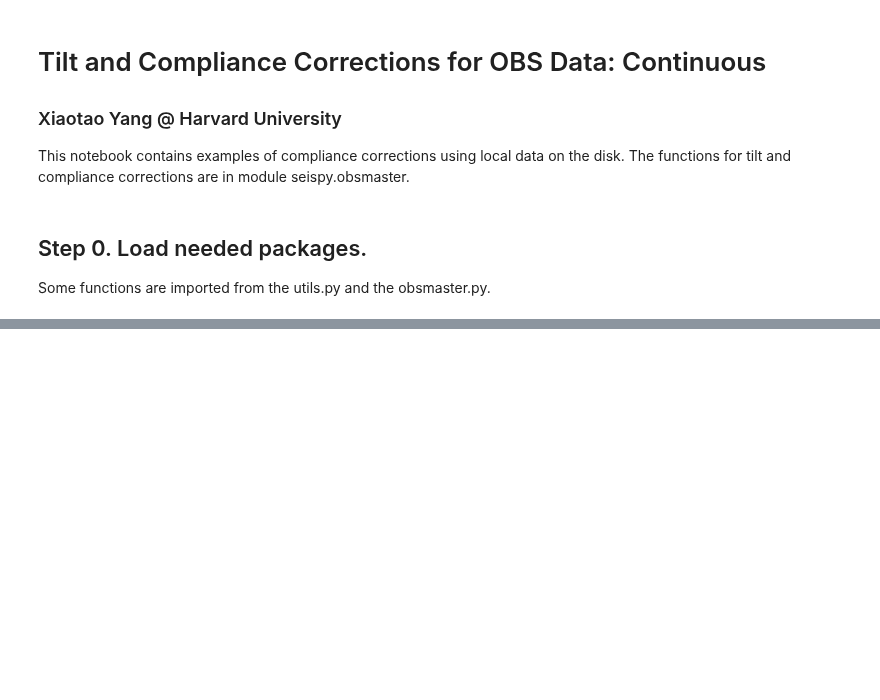
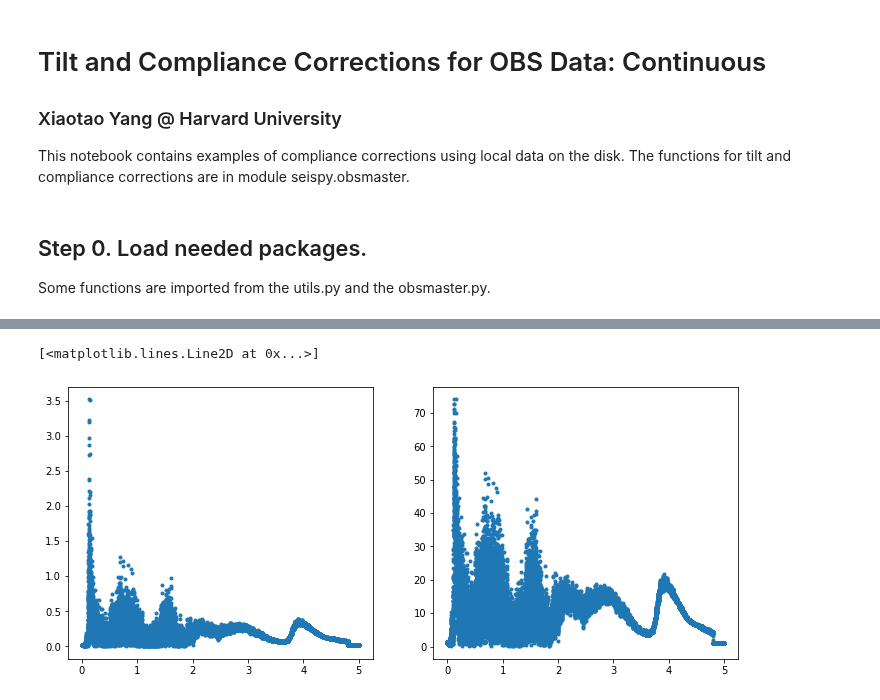
Before and after one commit to xtyangpsp/SeisGo, a Jupyter notebook: notebooks/tcremoval_continuous_local.ipynb, the cells around one changed output, grey strips where cells are left out. Drawn from its saved outputs; the diff is of its cells as text; code cells hidden in the pictures; blank space fills up the shorter version.

```diff
--- a/notebooks/tcremoval_continuous_local.ipynb
+++ b/notebooks/tcremoval_continuous_local.ipynb
@@ -242,0 +237,14 @@ windows connect at the following times:
+# %%
+rotation=spectra['rotation']
+admt=rotation.admt_value
+angle=rotation.angle
+f=spectra['freq']
+# %%
+plt.figure(figsize=(12,5))
+plt.subplot(1,2,1)
+plt.plot(f,admt,'.')
+plt.subplot(1,2,2)
+plt.plot(f,angle,'.')
+# %% [output]
+[<matplotlib.lines.Line2D at 0x...>]
+[figure, added]
```
Also changed, not shown: parts of 9 cells of this notebook, 4 other files.
